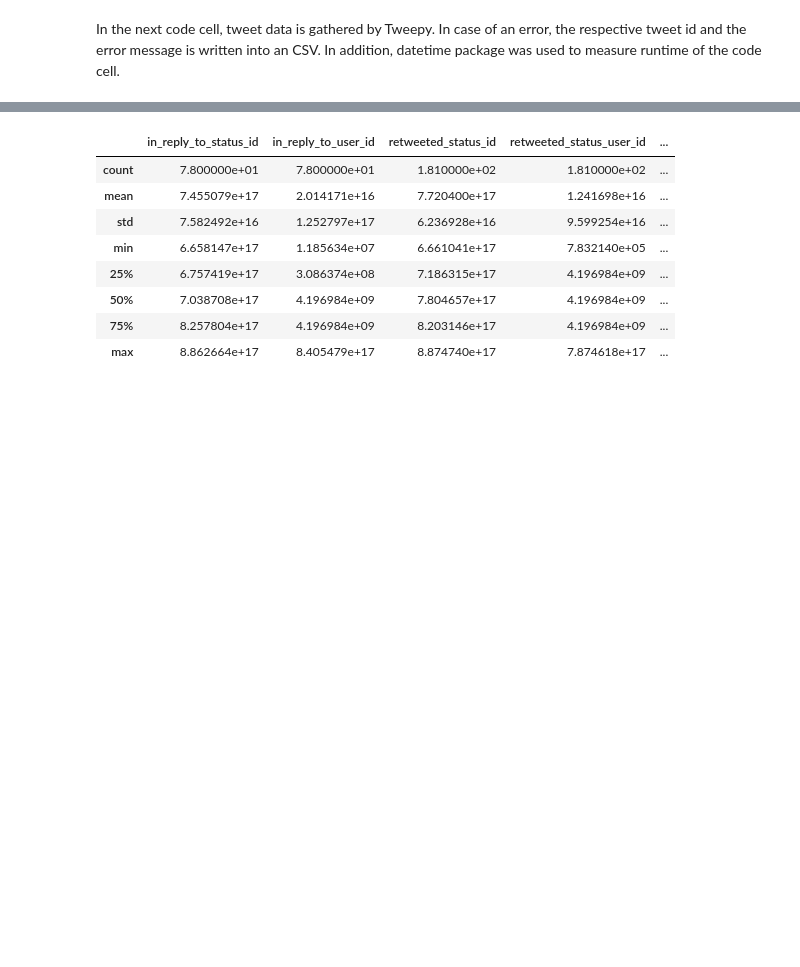
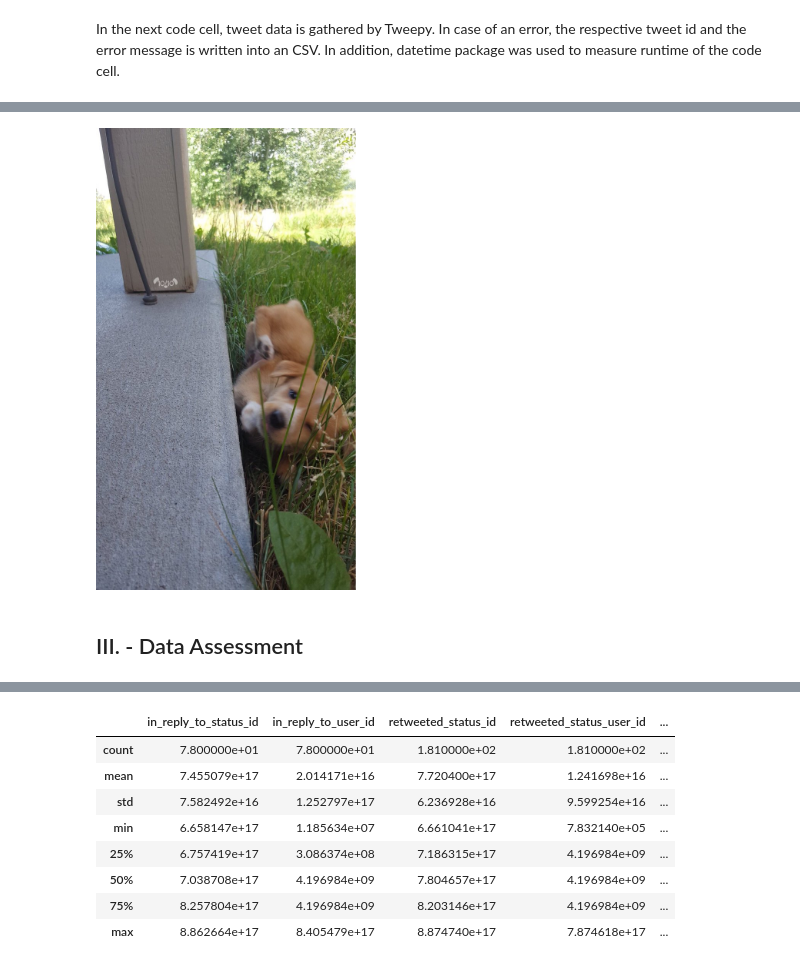
Before and after one commit to MaxTheil/repository_of_unwritten_code, a Jupyter notebook: Query Twitter Data/01_Analyse_WeRateDogs.ipynb, the cells around one changed output, grey strips where cells are left out. Saved outputs shown, nothing was run; the diff lists cells and outputs as text; code cells hidden in the pictures; blank space fills up the shorter version.

```diff
--- a/Query Twitter Data/01_Analyse_WeRateDogs.ipynb
+++ b/Query Twitter Data/01_Analyse_WeRateDogs.ipynb
@@ -314,0 +346,7 @@ df_combined.head()
+# %%
+Image(url='https://pbs.twimg.com/media/DFDw2tyUQAAAFke.jpg', embed=True, width=260, height=260)
+# %% [output]
+[figure, added]
+# %% [markdown]
+<a id='assessment'></a>
+## III. - Data Assessment
```
Also changed, not shown: parts of 150 cells of this notebook.
